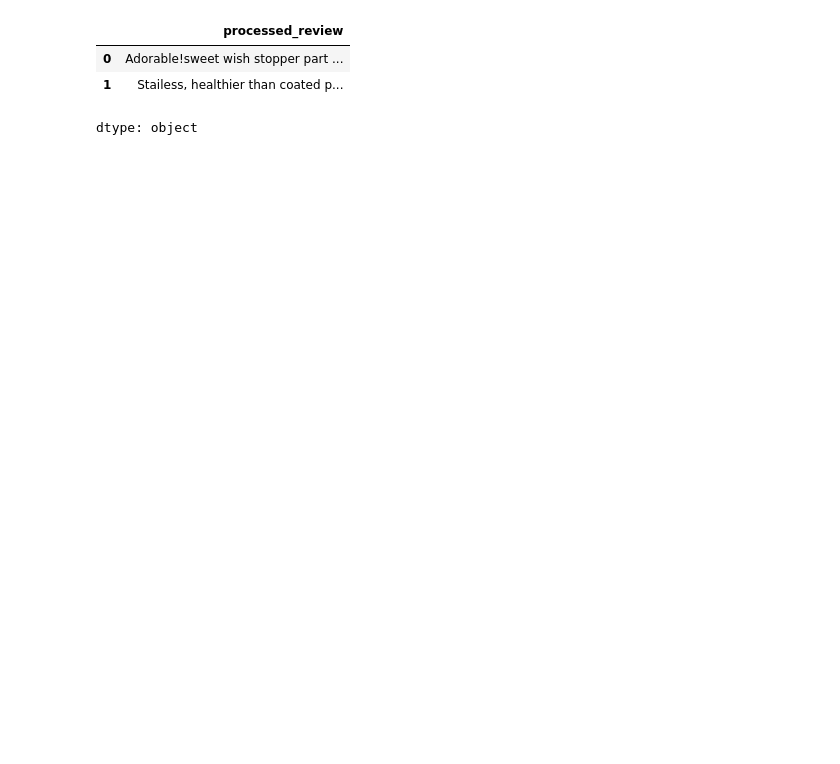
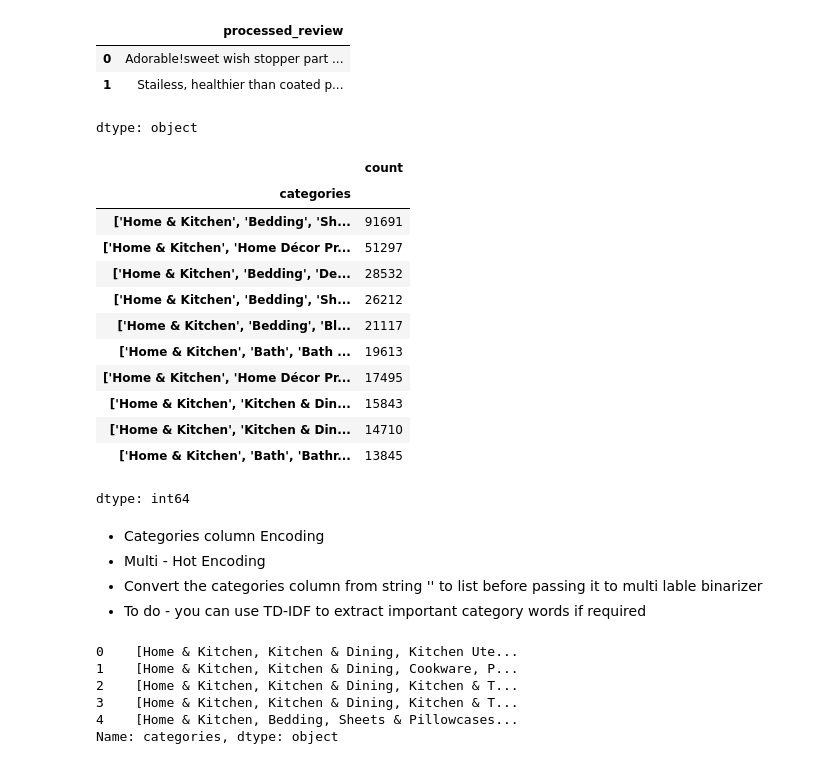
Before and after one commit to sowmyarshetty/NNClass, a Jupyter notebook: AmazonHomeKitchenReviewsPreprocessing.ipynb, the cells around one changed output. Drawn from its saved outputs; the diff is of its cells as text; code cells hidden in the pictures; blank space fills up the shorter version.

```diff
--- a/AmazonHomeKitchenReviewsPreprocessing.ipynb
+++ b/AmazonHomeKitchenReviewsPreprocessing.ipynb
@@ -124,3 +124,26 @@ df_renamed['processed_review'].head(2)
 | 0 | Adorable!sweet wish stopper part ... |
 | 1 | Stailess, healthier than coated p... |
 dtype: object
+# %%
+df_renamed["categories"].value_counts().sort_values(ascending=False).head(10)
+# %% [output]
+|  | count |
+| categories |  |
+| ['Home & Kitchen', 'Bedding', 'Sh... | 91691 |
+| ['Home & Kitchen', 'Home Décor Pr... | 51297 |
+| ['Home & Kitchen', 'Bedding', 'De... | 28532 |
+| ['Home & Kitchen', 'Bedding', 'Sh... | 26212 |
+| ['Home & Kitchen', 'Bedding', 'Bl... | 21117 |
+| ['Home & Kitchen', 'Bath', 'Bath ... | 19613 |
+| ['Home & Kitchen', 'Home Décor Pr... | 17495 |
+| ['Home & Kitchen', 'Kitchen & Din... | 15843 |
+| ['Home & Kitchen', 'Kitchen & Din... | 14710 |
+| ['Home & Kitchen', 'Bath', 'Bathr... | 13845 |
+dtype: int64
+# %% [markdown]
+
+
+*   Categories column Encoding
+*   Multi - Hot Encoding
+* Convert the categories column from string '<list>' to list before passing it to multi lable binarizer
+* To do - you can use TD-IDF to extract important category words if required
@@ -126,0 +155,9 @@ dtype: object
+# %%
+print(df_encoded['categories'].head(5))
+# %% [output]
+0    [Home & Kitchen, Kitchen & Dining, Kitchen Ute...
+1    [Home & Kitchen, Kitchen & Dining, Cookware, P...
+2    [Home & Kitchen, Kitchen & Dining, Kitchen & T...
+3    [Home & Kitchen, Kitchen & Dining, Kitchen & T...
+4    [Home & Kitchen, Bedding, Sheets & Pillowcases...
+Name: categories, dtype: object
```
Also changed, not shown: parts of 12 cells of this notebook.
